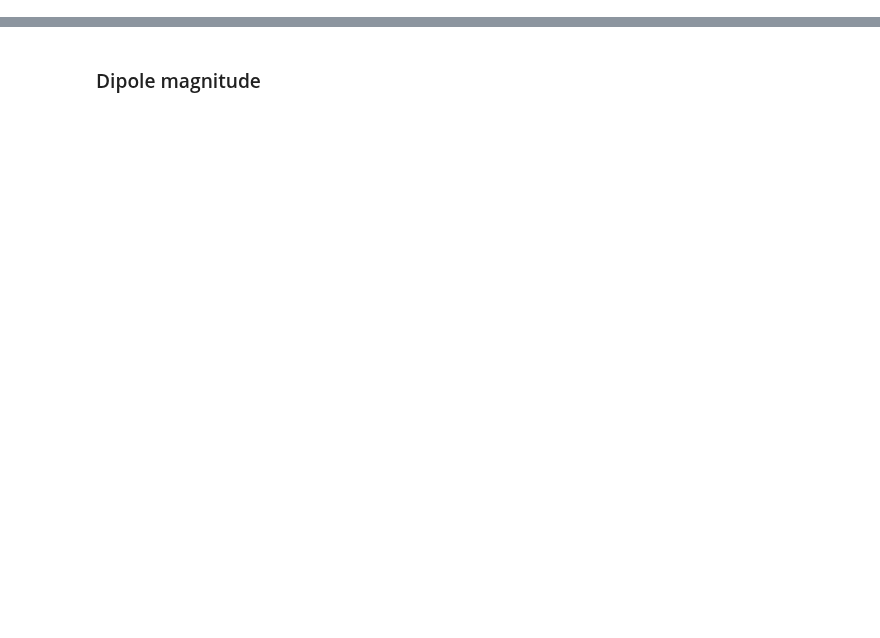
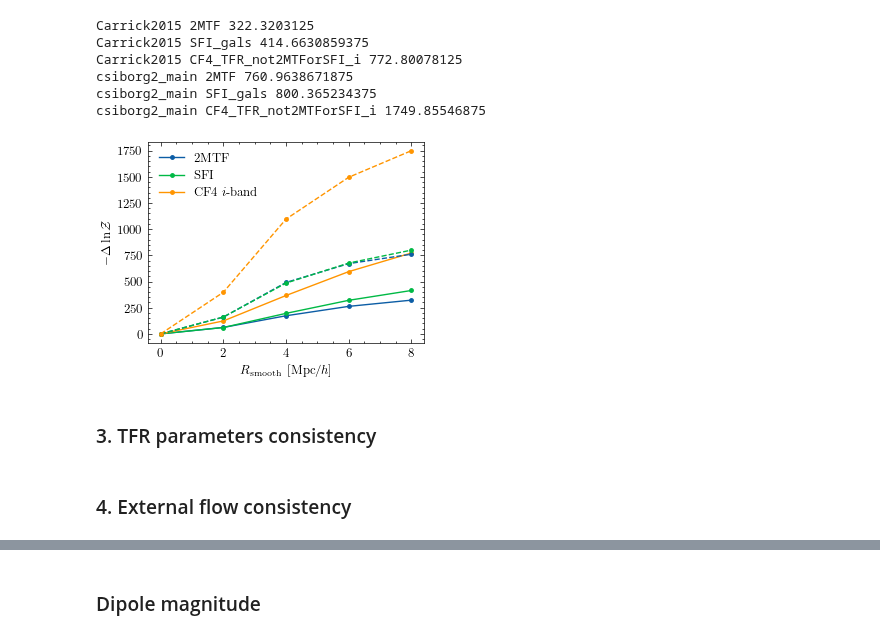
Before and after one commit to Richard-Sti/csiborgtools, a Jupyter notebook: notebooks/flow/reconstruction_comparison.ipynb, the cells around one changed output, grey strips where cells are left out. Cells and saved outputs as stored; diff of their text form; code cells hidden in the pictures; blank space fills up the shorter version.

```diff
--- a/notebooks/flow/reconstruction_comparison.ipynb
+++ b/notebooks/flow/reconstruction_comparison.ipynb
@@ -337,0 +172,22 @@ with plt.style.context('science'):
+# %%
+zcmb_max = 0.05
+
+ksmooth = [0, 1, 2, 3, 4]
+scales = [0, 2, 4, 6, 8]
+sims = ["Carrick2015", "csiborg2_main"]
+catalogues = ["2MTF", "SFI_gals", "CF4_TFR_not2MTForSFI_i"]
+
+y = np.full((len(sims), len(catalogues), len(ksmooth)), np.nan)
+for i, simname in enumerate(sims):
+    for j, catalogue in enumerate(catalogues):
+        for n, k in enumerate(ksmooth):
+            fname = paths.flow_validation(
+                        fdir, simname, catalogue, inference_method="mike",
+                        sample_alpha=True, smooth=k,
+                        zcmb_max=zcmb_max)
+            if not exists(fname):
+                raise FileNotFoundError(fname)
+
+            y[i, j, n] = get_gof("neg_lnZ_harmonic", fname)
+
+        y[i, j, :] -= y[i, j, :].min()
@@ -337,0 +212,34 @@ with plt.style.context('science'):
+# %%
+for i, simname in enumerate(sims):
+    for j, catalogue in enumerate(catalogues):
+        print(simname, catalogue, y[i, j, -1])
+# %% [output]
+Carrick2015 2MTF 322.3203125
+Carrick2015 SFI_gals 414.6630859375
+Carrick2015 CF4_TFR_not2MTForSFI_i 772.80078125
+csiborg2_main 2MTF 760.9638671875
+csiborg2_main SFI_gals 800.365234375
+csiborg2_main CF4_TFR_not2MTForSFI_i 1749.85546875
+# %%
+with plt.style.context('science'):
+    plt.rcParams.update({'font.size': 9})
+    cols = plt.rcParams['axes.prop_cycle'].by_key()['color']
+    plt.figure()
+
+    ls = ["-", "--", "-.", ":"]
+    for i, simname in enumerate(sims):
+        for j, catalogue in enumerate(catalogues):
+            plt.plot(scales, y[i, j], marker='o', ms=2.5, ls=ls[i],
+                     label=catalogue_to_pretty(catalogue) if i == 0 else None, c=cols[j],)
+
+    plt.xlabel(r"$R_{\rm smooth} ~ [\mathrm{Mpc} / h]$")
+    plt.ylabel(r"$-\Delta \ln \mathcal{Z}$")
+    plt.legend()
+
+    plt.tight_layout()
+    plt.savefig("../../plots/smoothing_comparison.pdf", dpi=450)
+    plt.show()
+# %% [output]
+[figure, added]
+# %% [markdown]
+### 3. TFR parameters consistency
@@ -337,0 +276,2 @@ with plt.style.context('science'):
+# %% [markdown]
+### 4. External flow consistency
```
Also changed, not shown: parts of 41 cells of this notebook.
